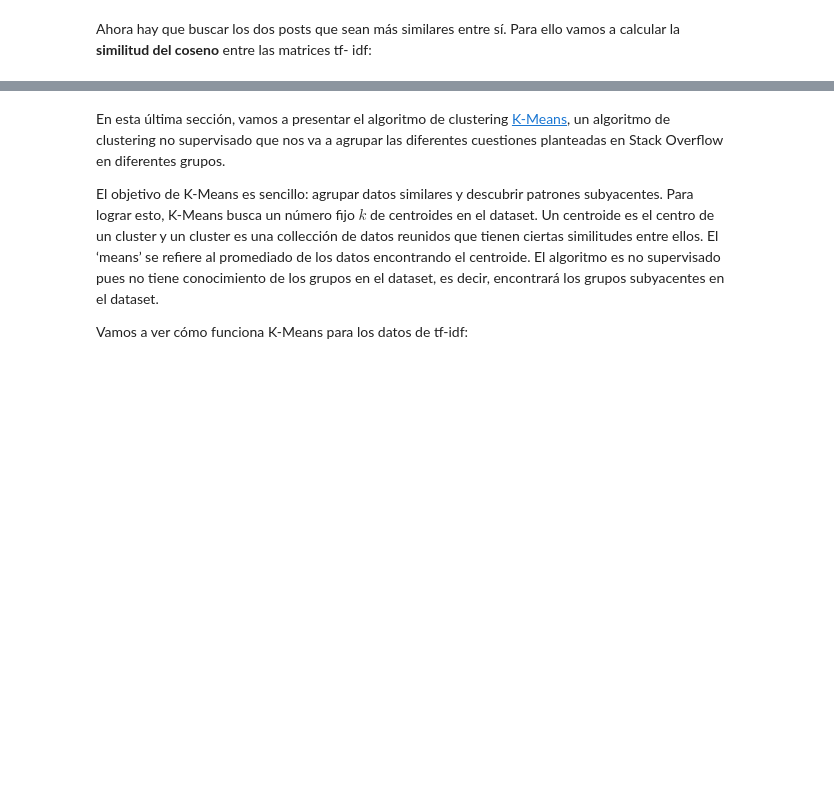
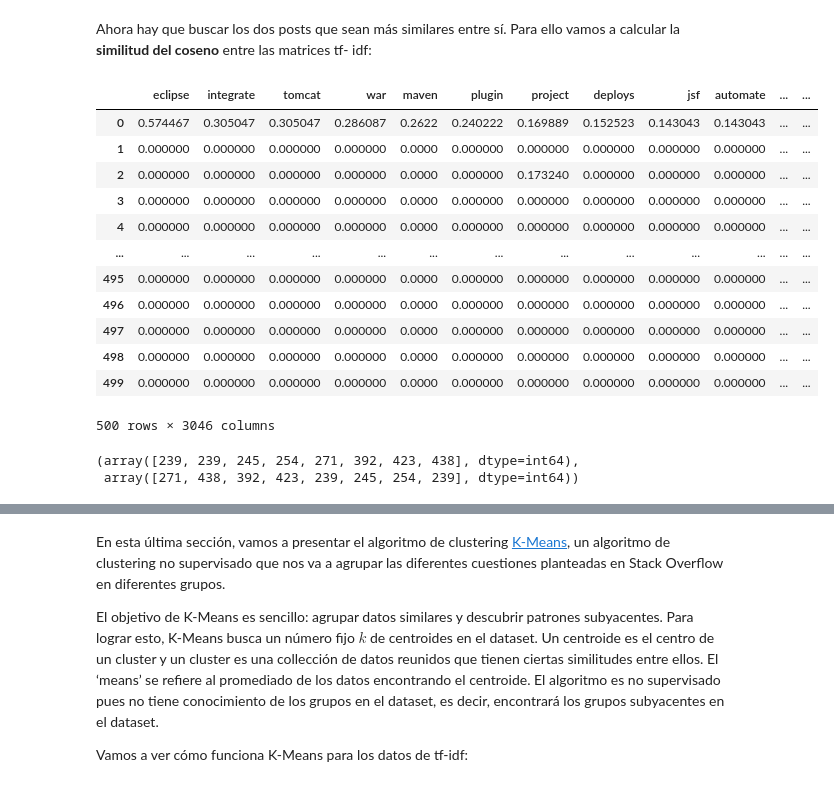
Before and after one commit to pfreezv/UOC, a Jupyter notebook: Tipología y fuentes de datos/pec2/TyFdD_PEC2_2021.ipynb, the cells around one changed output, grey strips where cells are left out. Cells and saved outputs as stored; diff of their text form; code cells hidden in the pictures; blank space fills up the shorter version.

```diff
--- a/Tipología y fuentes de datos/pec2/TyFdD_PEC2_2021.ipynb
+++ b/Tipología y fuentes de datos/pec2/TyFdD_PEC2_2021.ipynb
@@ -750,3 +743,4 @@ vocabulary[1]
-# %%
-stackoverflow_df['keywords'] = stackoverflow_df.apply(
-    lambda x: x*2)
+# %%
+lista=[]
+for row in tf_idf_df[0:500].iterrows():
+  lista.append(extract_topn_keywords(row[1], vocabulary))
@@ -784,9 +778,32 @@ stackoverflow_df.tail(5)
 5 rows × 21 columns
 # %% [markdown]
 Ahora hay que buscar los dos posts que sean más similares entre sí. Para ello vamos a calcular la **similitud del coseno** entre las matrices tf- idf:
+# %%
+data=pd.json_normalize(stackoverflow_df['keywords'])
+data=data.fillna(0)
+data
+# %% [output]
+|  | eclipse | integrate | tomcat | war | maven | plugin | project | deploys | jsf | automate | ... | ... |
+| 0 | 0.574467 | 0.305047 | 0.305047 | 0.286087 | 0.2622 | 0.240222 | 0.169889 | 0.152523 | 0.143043 | 0.143043 | ... | ... |
+| 1 | 0.000000 | 0.000000 | 0.000000 | 0.000000 | 0.0000 | 0.000000 | 0.000000 | 0.000000 | 0.000000 | 0.000000 | ... | ... |
+| 2 | 0.000000 | 0.000000 | 0.000000 | 0.000000 | 0.0000 | 0.000000 | 0.173240 | 0.000000 | 0.000000 | 0.000000 | ... | ... |
+| 3 | 0.000000 | 0.000000 | 0.000000 | 0.000000 | 0.0000 | 0.000000 | 0.000000 | 0.000000 | 0.000000 | 0.000000 | ... | ... |
+| 4 | 0.000000 | 0.000000 | 0.000000 | 0.000000 | 0.0000 | 0.000000 | 0.000000 | 0.000000 | 0.000000 | 0.000000 | ... | ... |
+| ... | ... | ... | ... | ... | ... | ... | ... | ... | ... | ... | ... | ... |
+| 495 | 0.000000 | 0.000000 | 0.000000 | 0.000000 | 0.0000 | 0.000000 | 0.000000 | 0.000000 | 0.000000 | 0.000000 | ... | ... |
+| 496 | 0.000000 | 0.000000 | 0.000000 | 0.000000 | 0.0000 | 0.000000 | 0.000000 | 0.000000 | 0.000000 | 0.000000 | ... | ... |
+| 497 | 0.000000 | 0.000000 | 0.000000 | 0.000000 | 0.0000 | 0.000000 | 0.000000 | 0.000000 | 0.000000 | 0.000000 | ... | ... |
+| 498 | 0.000000 | 0.000000 | 0.000000 | 0.000000 | 0.0000 | 0.000000 | 0.000000 | 0.000000 | 0.000000 | 0.000000 | ... | ... |
+| 499 | 0.000000 | 0.000000 | 0.000000 | 0.000000 | 0.0000 | 0.000000 | 0.000000 | 0.000000 | 0.000000 | 0.000000 | ... | ... |
+500 rows × 3046 columns
 # %%
 from sklearn.metrics.pairwise import cosine_similarity
 
-tf_idf_cossim =  # TODO
+tf_idf_cossim = cosine_similarity(data, data)  # TODO
 np.fill_diagonal(tf_idf_cossim, 0.0) # anular la diagonal principal
-ind =  # TODO: localizar el máximo
+# TODO: localizar el máximo
+ind = np.where(tf_idf_cossim >0.60)
+ind
+# %% [output]
+(array([239, 239, 245, 254, 271, 392, 423, 438], dtype=int64),
+ array([271, 438, 392, 423, 239, 245, 254, 239], dtype=int64))
```
Also changed, not shown: parts of 11 cells of this notebook, 1 other file.
